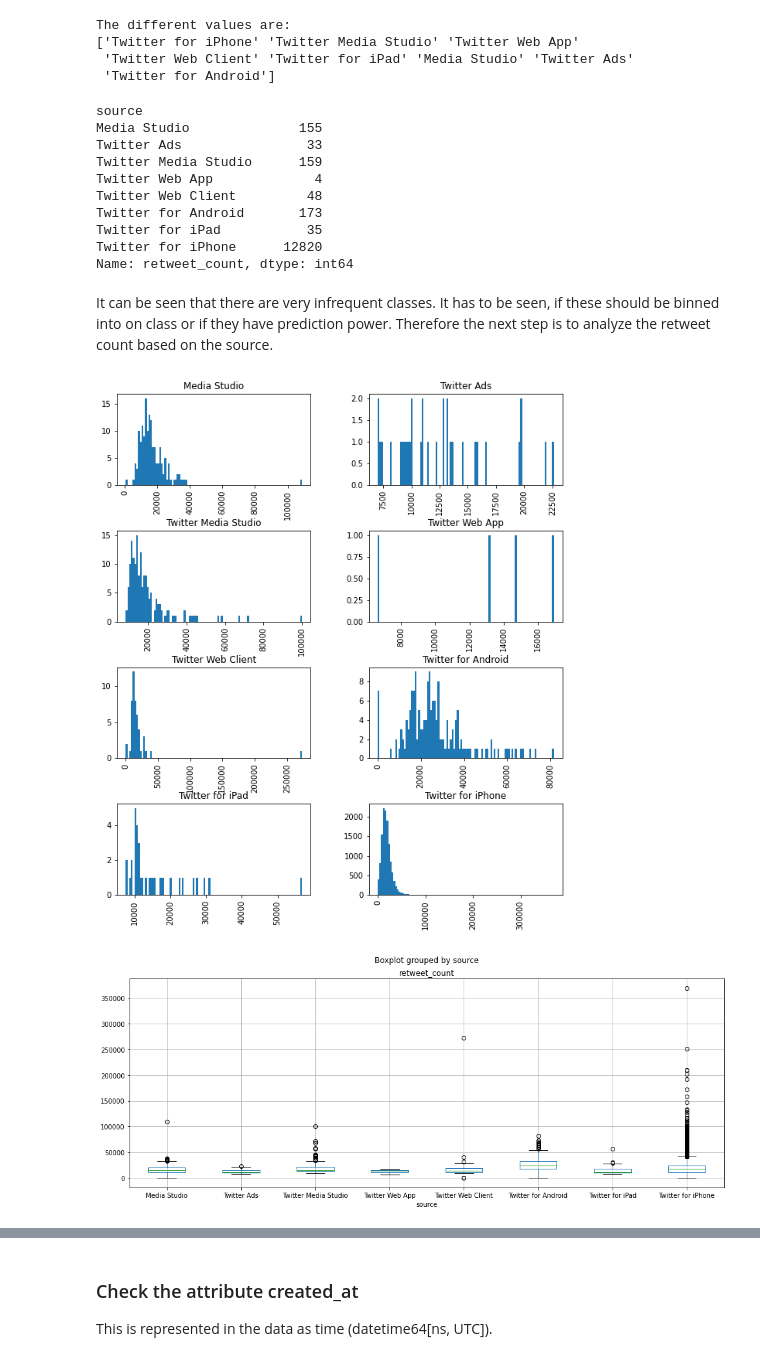
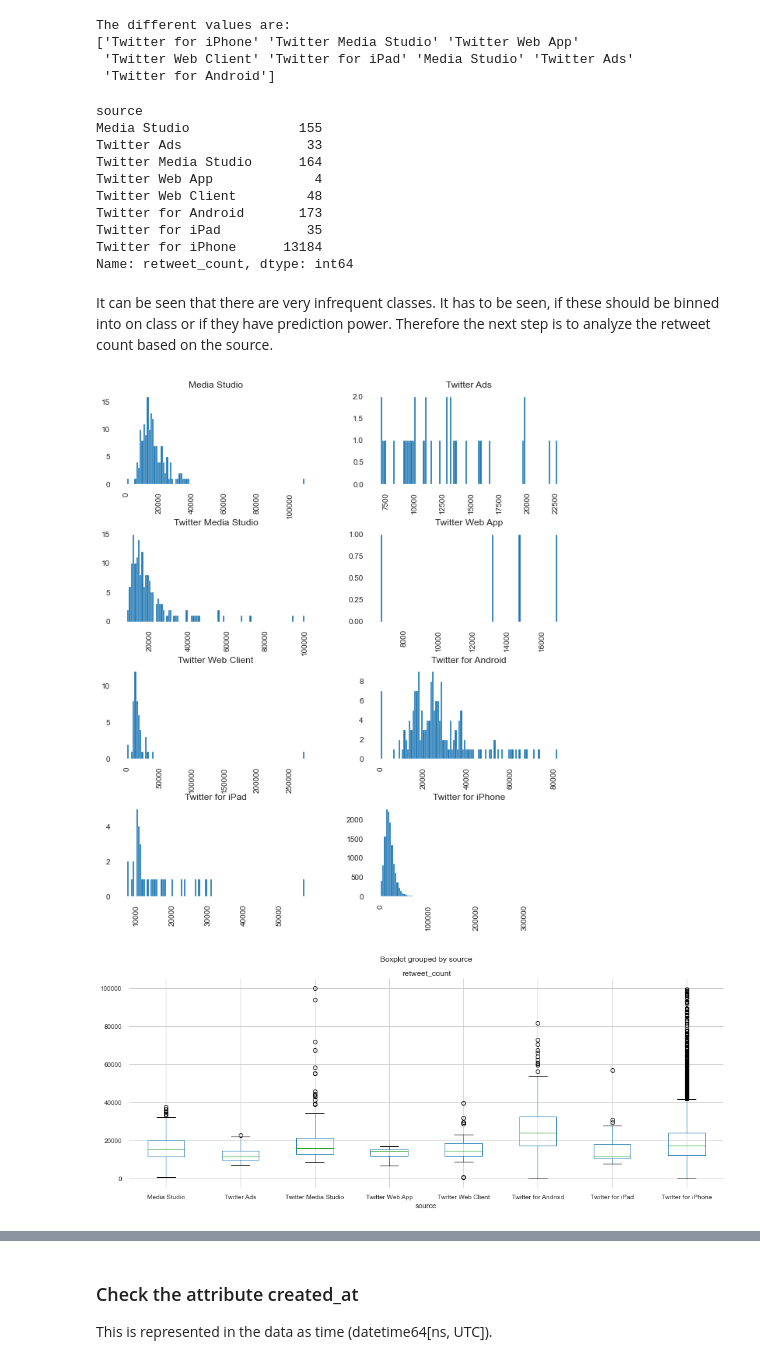
Before and after one commit to JakobLangenbahn/predict_realdonaldtrump_retweets, a Jupyter notebook: Predicting Trumps Retweets.ipynb, the cells around one changed output, grey strips where cells are left out. Saved outputs shown, nothing was run; the diff lists cells and outputs as text; code cells hidden in the pictures.

```diff
--- a/Predicting Trumps Retweets.ipynb
+++ b/Predicting Trumps Retweets.ipynb
@@ -17,7 +15,7 @@ For the task of this notebook the Tweets and the Retweet counts of the @realdona
 #import data from http://trumptwitterarchive.com/archive
 import pandas as pd
 
-twitterdata = pd.read_json("data.json")
+twitterdata = pd.read_json("tweets_@donaldtrump_20170120_20200430.json")
 # %% [markdown]
 ## Data Exploration
 
@@ -225,12 +221,12 @@ print(twitterdata_source_frequency)
 source
 Media Studio              155
 Twitter Ads                33
-Twitter Media Studio      159
+Twitter Media Studio      164
 Twitter Web App             4
 Twitter Web Client         48
 Twitter for Android       173
 Twitter for iPad           35
-Twitter for iPhone      12820
+Twitter for iPhone      13184
 Name: retweet_count, dtype: int64
 # %% [markdown]
 It can be seen that there are very infrequent classes. It has to be seen, if these should be binned into on class or if they have prediction power. Therefore the next step is to analyze the retweet count based on the source.
@@ -238,10 +234,10 @@ It can be seen that there are very infrequent classes. It has to be seen, if the
 #visualize retweet count based on source
 twitterdata_source_hist = twitterdata.hist(column='retweet_count', by='source', bins=100, grid=False, figsize=(10,12), layout=(4,2))
 # %% [output]
-[figure, old version]
+[figure, new version]
 # %%
 #use boxplots for more clear results
-twitterdata_source_boxplot = twitterdata.boxplot(column='retweet_count', by='source', figsize = (16,6))
+twitterdata_source_boxplot = twitterdata[twitterdata["retweet_count"] < 100000].boxplot(column='retweet_count', by='source', figsize = (16,6))
 # %% [output]
-[figure, old version]
+[figure, new version]
 # %% [markdown]
```
Also changed, not shown: parts of 113 cells of this notebook.
